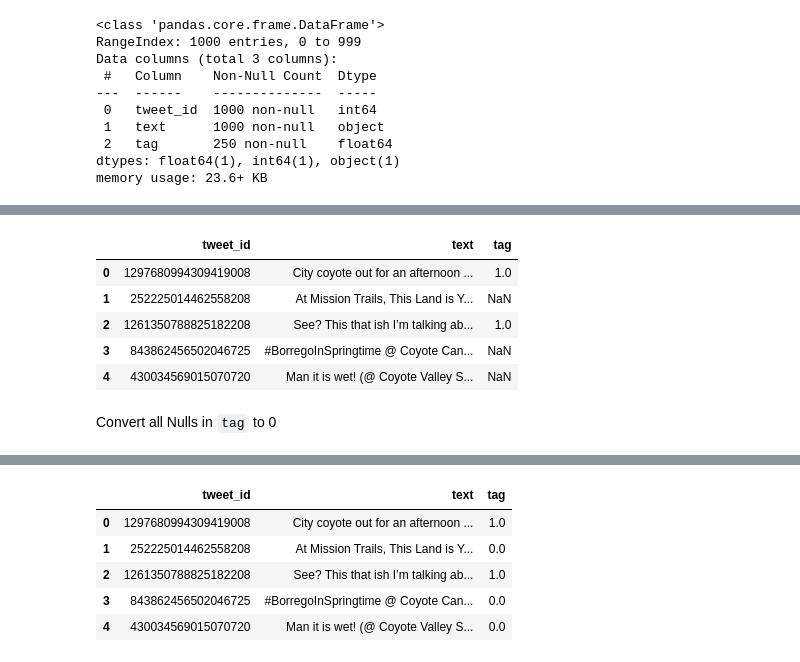
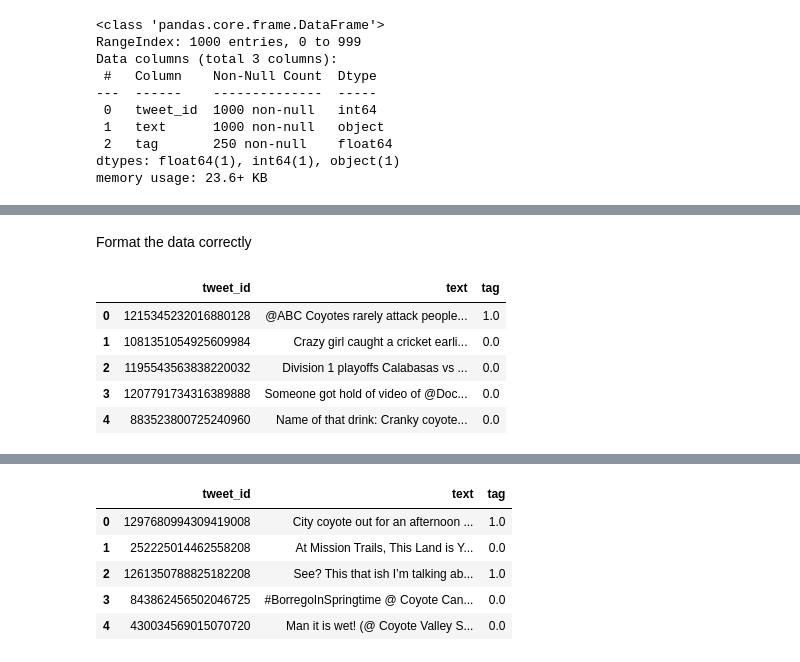
Before and after one commit to Isaac1o/CDFW, a Jupyter notebook: twitter/coyotes/geo_grid/notebooks/modeling_notebooks/baseline_model.ipynb, the cells around one changed output, grey strips where cells are left out. Cells and saved outputs as stored; diff of their text form; code cells hidden in the pictures.

```diff
--- a/twitter/coyotes/geo_grid/notebooks/modeling_notebooks/baseline_model.ipynb
+++ b/twitter/coyotes/geo_grid/notebooks/modeling_notebooks/baseline_model.ipynb
@@ -19,5 +23,6 @@ warnings.filterwarnings("ignore")
 # %% [markdown]
 # Load tagged data
 # %%
-data = pd.read_excel('../../../data/my_1000_samples.xls')
+data1 = pd.read_excel('../../../data/my_1000_samples.xls')
+data2 = pd.read_excel('../../../data/coyote_tweet_1000.xlsx')
 # %%
@@ -36,11 +54,15 @@ memory usage: 23.6+ KB
+# %% [markdown]
+Format the data correctly
+# %%
+data2['tag'] = data2['tag'].astype('float64')
+data2['tweet_id'] = data2['tweet_id'].astype('int64').astype('string')
+data1['tweet_id'] = data1['tweet_id'].astype('string')
 # %%
-data.head()
+data2.head()
 # %% [output]
 |  | tweet_id | text | tag |
-| 0 | 1297680994309419008 | City coyote out for an afternoon ... | 1.0 |
-| 1 | 252225014462558208 | At Mission Trails, This Land is Y... | NaN |
-| 2 | 1261350788825182208 | See? This that ish I’m talking ab... | 1.0 |
-| 3 | 843862456502046725 | #BorregoInSpringtime @ Coyote Can... | NaN |
-| 4 | 430034569015070720 | Man it is wet! (@ Coyote Valley S... | NaN |
+| 0 | 1215345232016880128 | @ABC Coyotes rarely attack people... | 1.0 |
+| 1 | 1081351054925609984 | Crazy girl caught a cricket earli... | 0.0 |
+| 2 | 1195543563838220032 | Division 1 playoffs Calabasas vs ... | 0.0 |
+| 3 | 1207791734316389888 | Someone got hold of video of @Doc... | 0.0 |
+| 4 | 883523800725240960 | Name of that drink: Cranky coyote... | 0.0 |
-# %% [markdown]
-Convert all Nulls in `tag` to 0
```
Also changed, not shown: parts of 63 cells of this notebook, 13 other files.
